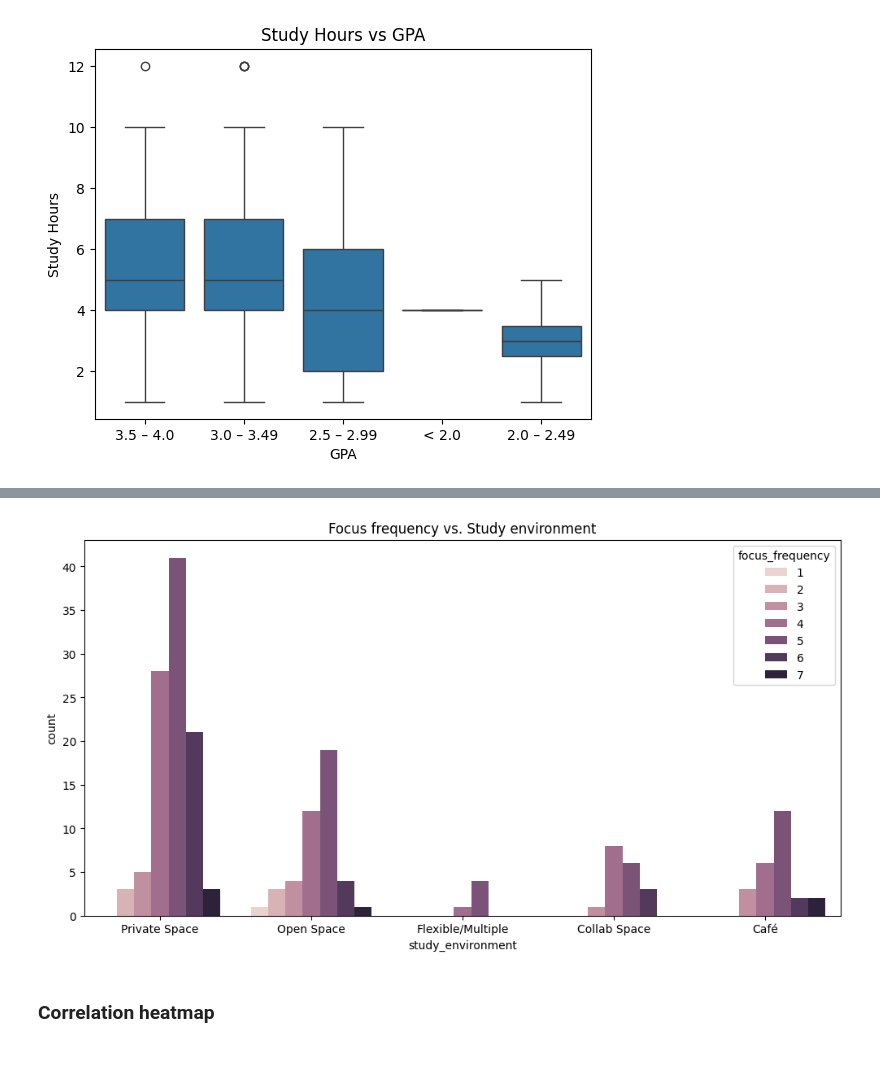
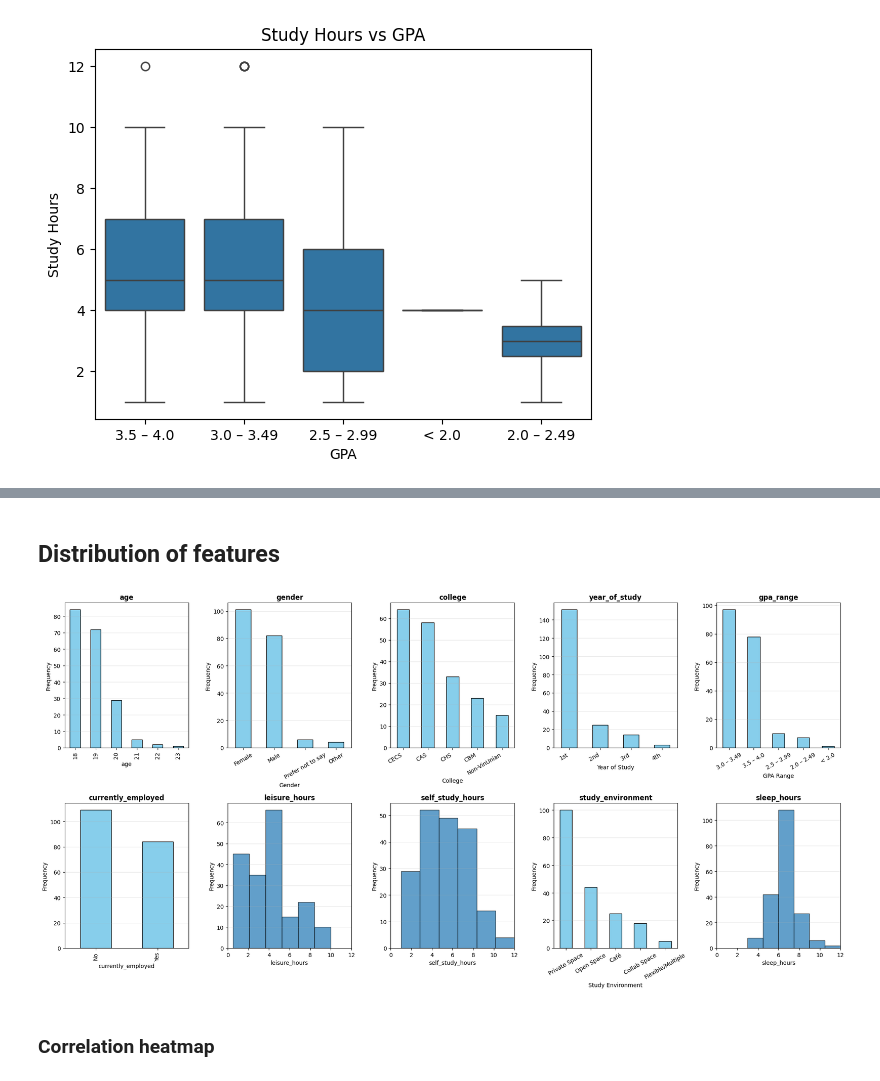
Before and after one commit to longlinh123456/final_project, a Jupyter notebook: source/visualize.ipynb, the cells around one changed output, grey strips where cells are left out. Cells and saved outputs as stored; diff of their text form; code cells hidden in the pictures.

```diff
--- a/source/visualize.ipynb
+++ b/source/visualize.ipynb
@@ -90,10 +80,64 @@ Name: count, dtype: int64
 # %%
-# Plot study location vs focus
-plt.figure(figsize=(12, 6))
-sns.countplot(data=cleaned_df, x="study_environment", hue="focus_frequency")
-plt.title("Focus frequency vs. Study environment")
-plt.show()
+# # Plot study location vs focus
+# plt.figure(figsize=(12, 6))
+# sns.countplot(data=cleaned_df, x='study_environment', hue='focus_frequency')
+# plt.title('Focus frequency vs. Study environment')
+# plt.show()
-# %% [output]
-[figure, removed]
+# %% [markdown]
+## **Distribution of features**
+# %%
+# Multi-column histogram subplots (first 10 columns excluding timestamp)
+fig, axes = plt.subplots(2, 5, figsize=(20, 10))
+
+# Flatten axes array for easier iteration
+axes = axes.flatten()
+
+# Get first 10 columns excluding timestamp
+columns_to_plot = [col for col in cleaned_df.columns if col != 'timestamp'][:10]
+
+# Create histogram for each column
+for idx, col in enumerate(columns_to_plot):
+    ax = axes[idx]
+
+    # Check if column is numeric or categorical
+    if cleaned_df[col].dtype in ['float64', 'int64'] and col != "age":
+        ax.hist(cleaned_df[col], bins=6, edgecolor='black', alpha=0.7)
+        ax.set_xlim(0, 12)
+        ax.set_xticks(range(0,13,2))
+    elif col == "age":
+        cleaned_df[col].value_counts().plot(kind = "bar", ax = ax, color = "skyblue", edgecolor = "black")
+    else:
+        # For categorical data, create a value count plot
+        cleaned_df[col].value_counts().plot(kind='bar', ax=ax, color='skyblue', edgecolor='black')
+
+    ax.set_title(f'{col}', fontweight='bold')
+    ax.set_ylabel('Frequency')
+    ax.grid(axis='y', alpha=0.3)
+
+    # Customize specific columns
+    if col == 'college':
+        college_labels = ['CECS', 'CAS', 'CHS', 'CBM', 'Non-VinUnian']
+        ax.set_xticklabels(college_labels, rotation=30, ha='right')
+        ax.set_xlabel('College')
+    elif col == 'year_of_study':
+        year_labels = ['1st', '2nd', '3rd', '4th', '5th', '6th']
+        ax.set_xticklabels(year_labels[:len(ax.get_xticklabels())], rotation=30, ha='right')
+        ax.set_xlabel('Year of Study')
+    elif col == 'gpa_range':
+        ax.tick_params(axis='x', rotation=30)
+        ax.set_xlabel('GPA Range')
+    elif col == 'study_environment':
+        ax.tick_params(axis='x', rotation=30)
+        ax.set_xlabel('Study Environment')
+    elif col == "gender":
+        ax.tick_params(axis ='x', rotation=30)
+        ax.set_xlabel("Gender")
+    else:
+        ax.set_xlabel(col)
+
+plt.tight_layout()
+plt.show()
+# %% [output]
+[figure, added]
 # %% [markdown]
 ### **Correlation heatmap**
```
Also changed, not shown: parts of 13 cells of this notebook.
